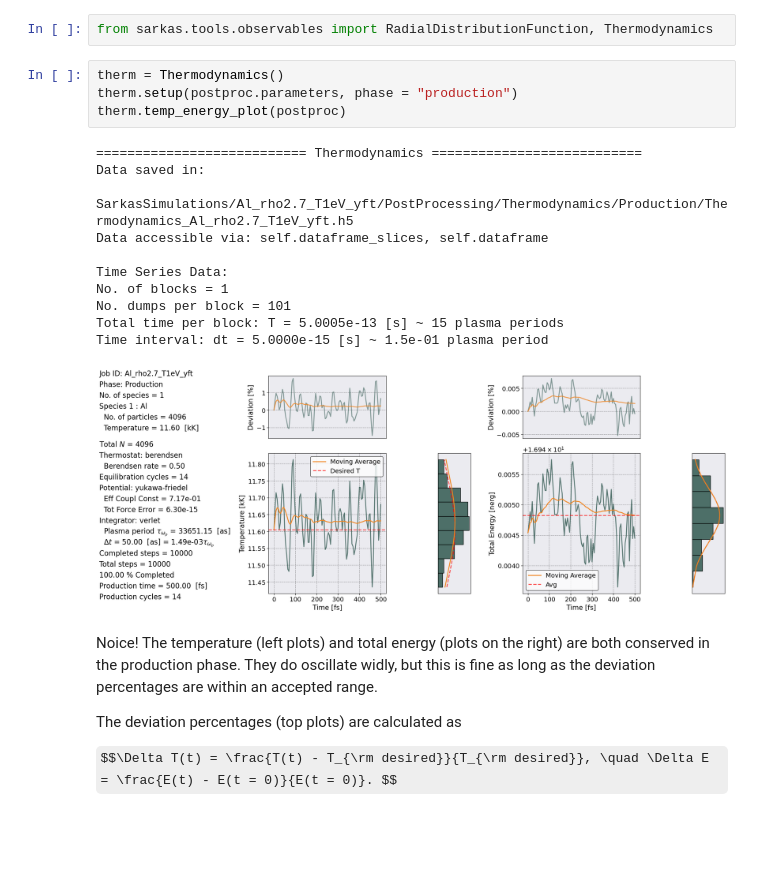
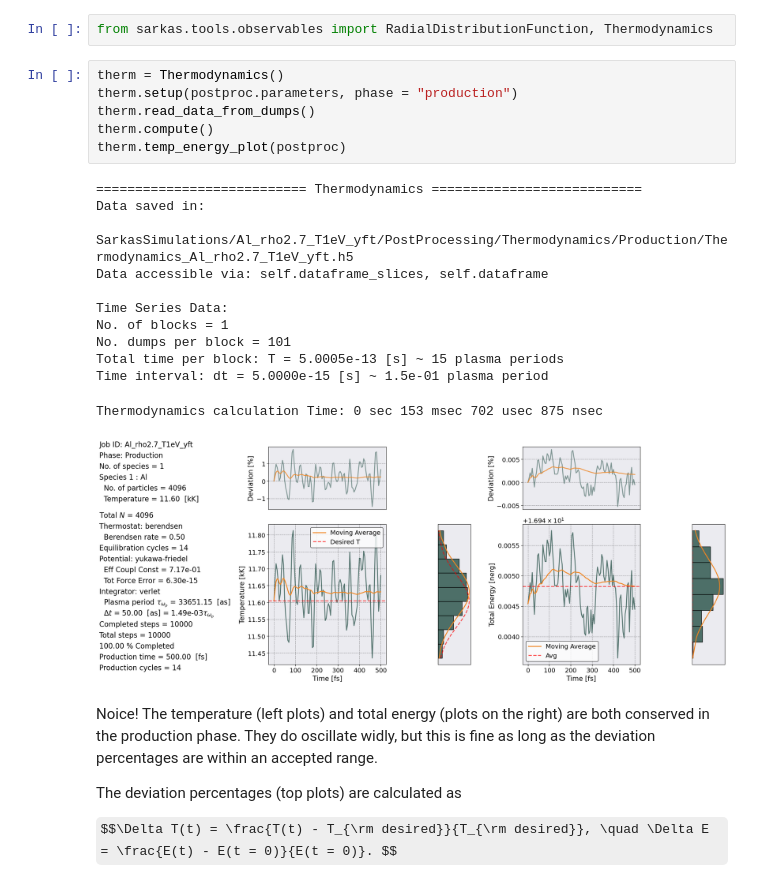
Before and after one commit to lucianogsilvestri/sarkas, a Jupyter notebook: docs/examples/YukawaFriedelTail/YFT_Tutorial.ipynb, the cells around one changed output. Cells and saved outputs as stored; diff of their text form; some formulas as TeX source; blank space fills up the shorter version.

```diff
--- a/docs/examples/YukawaFriedelTail/YFT_Tutorial.ipynb
+++ b/docs/examples/YukawaFriedelTail/YFT_Tutorial.ipynb
@@ -103,19 +49,22 @@ from sarkas.tools.observables import RadialDistributionFunction, Thermodynamics
 # %%
 therm = Thermodynamics()
 therm.setup(postproc.parameters, phase = "production")
+therm.read_data_from_dumps()
+therm.compute()
 therm.temp_energy_plot(postproc)
 # %% [output]
 =========================== Thermodynamics ===========================
 Data saved in:
  SarkasSimulations/Al_rho2.7_T1eV_yft/PostProcessing/Thermodynamics/Production/Thermodynamics_Al_rho2.7_T1eV_yft.h5
 Data accessible via: self.dataframe_slices, self.dataframe
 
 Time Series Data:
 No. of blocks = 1
 No. dumps per block = 101
 Total time per block: T = 5.0005e-13 [s] ~ 15 plasma periods
 Time interval: dt = 5.0000e-15 [s] ~ 1.5e-01 plasma period
+Thermodynamics calculation Time: 0 sec 153 msec 702 usec 875 nsec
-[figure, old version]
+[figure, new version]
 # %% [markdown]
 Noice! The temperature (left plots) and total energy (plots on the right) are both conserved in the production phase. They do oscillate widly, but this is fine as long as the deviation percentages are within an accepted range.
 
```
Also changed, not shown: parts of 7 cells of this notebook, 1 other file.
